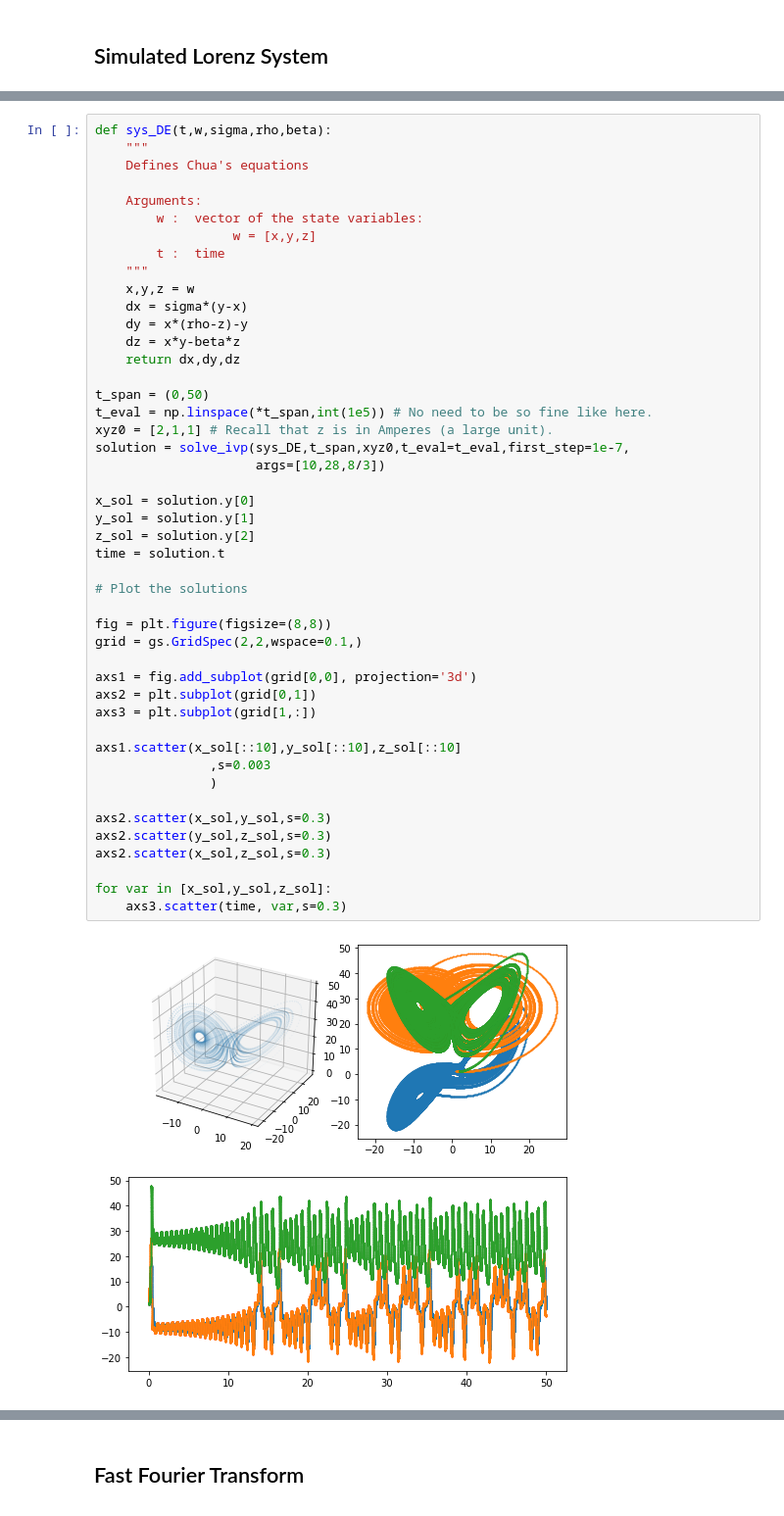
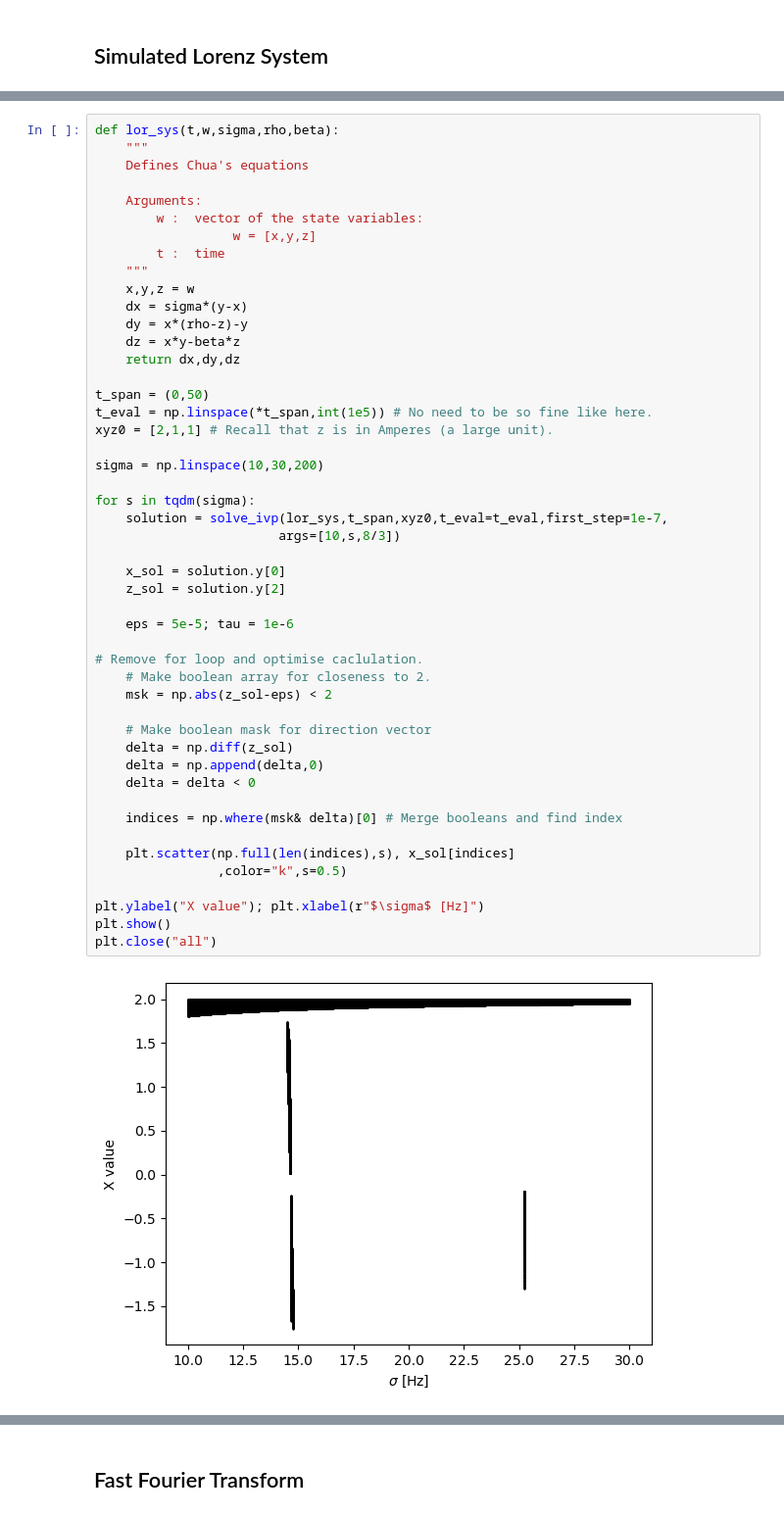
Before and after one commit to Chwanhee/Metrology, a Jupyter notebook: Report_2/FFT_Poincare_Bif.ipynb, the cells around one changed output, grey strips where cells are left out. Shown at 98% size. Saved outputs shown, nothing was run; the diff lists cells and outputs as text.

```diff
--- a/Report_2/FFT_Poincare_Bif.ipynb
+++ b/Report_2/FFT_Poincare_Bif.ipynb
@@ -78,48 +90,50 @@ def max_lyapunov(X1,X2):
 # %%
-def sys_DE(t,w,sigma,rho,beta):
+def lor_sys(t,w,sigma,rho,beta):
     """
     Defines Chua's equations
 
     Arguments:
         w :  vector of the state variables:
                   w = [x,y,z]
         t :  time
     """
     x,y,z = w
     dx = sigma*(y-x)
     dy = x*(rho-z)-y
     dz = x*y-beta*z
     return dx,dy,dz
 
 t_span = (0,50)
 t_eval = np.linspace(*t_span,int(1e5)) # No need to be so fine like here.
 xyz0 = [2,1,1] # Recall that z is in Amperes (a large unit).
-solution = solve_ivp(sys_DE,t_span,xyz0,t_eval=t_eval,first_step=1e-7,
-                     args=[10,28,8/3])
 
-x_sol = solution.y[0]
-y_sol = solution.y[1]
-z_sol = solution.y[2]
-time = solution.t
+sigma = np.linspace(10,30,200)
 
-# Plot the solutions
+for s in tqdm(sigma):
+    solution = solve_ivp(lor_sys,t_span,xyz0,t_eval=t_eval,first_step=1e-7,
+                        args=[10,s,8/3])
 
-fig = plt.figure(figsize=(8,8))
-grid = gs.GridSpec(2,2,wspace=0.1,)
+    x_sol = solution.y[0]
+    z_sol = solution.y[2]
 
-axs1 = fig.add_subplot(grid[0,0], projection='3d')
-axs2 = plt.subplot(grid[0,1])
-axs3 = plt.subplot(grid[1,:])
+    eps = 5e-5; tau = 1e-6
 
-axs1.scatter(x_sol[::10],y_sol[::10],z_sol[::10]
-               ,s=0.003
-               )
+# Remove for loop and optimise caclulation.
+    # Make boolean array for closeness to 2.
+    msk = np.abs(z_sol-eps) < 2
 
-axs2.scatter(x_sol,y_sol,s=0.3)
-axs2.scatter(y_sol,z_sol,s=0.3)
-axs2.scatter(x_sol,z_sol,s=0.3)
+    # Make boolean mask for direction vector
+    delta = np.diff(z_sol)
+    delta = np.append(delta,0)
+    delta = delta < 0
 
-for var in [x_sol,y_sol,z_sol]:
-    axs3.scatter(time, var,s=0.3)
+    indices = np.where(msk& delta)[0] # Merge booleans and find index
+
+    plt.scatter(np.full(len(indices),s), x_sol[indices]
+                ,color="k",s=0.5)
+
+plt.ylabel("X value"); plt.xlabel(r"$\sigma$ [Hz]")
+plt.show()
+plt.close("all")
 # %% [output]
-[figure, old version]
+[figure, new version]
```
Also changed, not shown: parts of 3 cells of this notebook, 1 other file.
